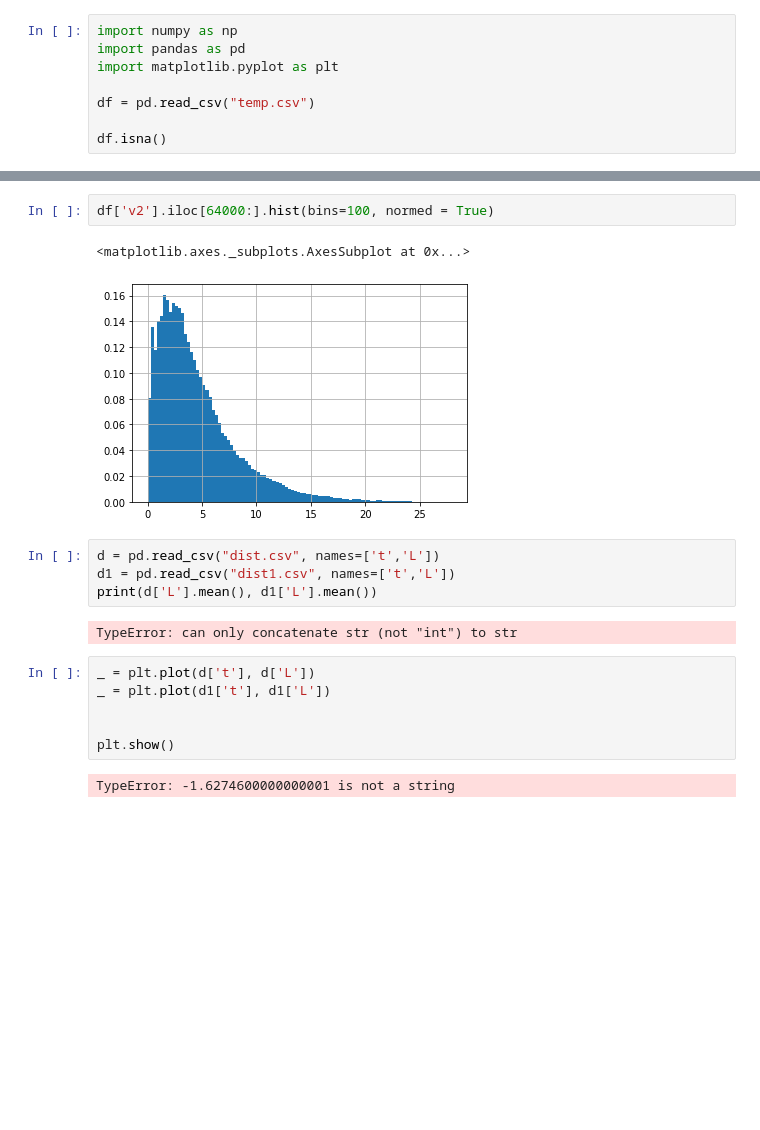
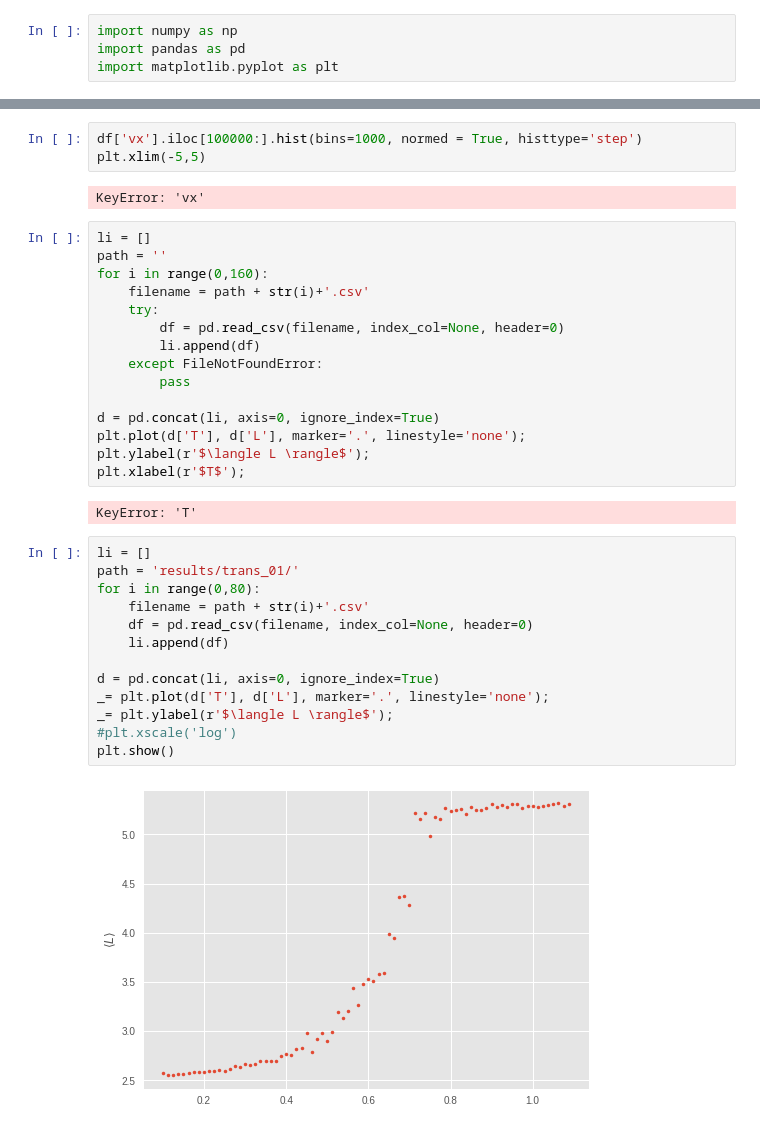
Before and after one commit to jbbenavidesr/Lennard-Jones, a Jupyter notebook: Data_analysis.ipynb, the cells around one changed output, grey strips where cells are left out. Drawn from its saved outputs; the diff is of its cells as text; blank space fills up the shorter version.

```diff
--- a/Data_analysis.ipynb
+++ b/Data_analysis.ipynb
@@ -2,7 +2,3 @@
 import numpy as np
 import pandas as pd
 import matplotlib.pyplot as plt
-
-df = pd.read_csv("temp.csv")
-
-df.isna()
@@ -58,19 +53,37 @@ plt.ylabel("T");
 # %%
-df['v2'].iloc[64000:].hist(bins=100, normed = True)
+df['vx'].iloc[100000:].hist(bins=1000, normed = True, histtype='step')
+plt.xlim(-5,5)
 # %% [output]
-<matplotlib.axes._subplots.AxesSubplot at 0x...>
+KeyError: 'vx'
-[figure, removed]
-# %%
-d = pd.read_csv("dist.csv", names=['t','L'])
-d1 = pd.read_csv("dist1.csv", names=['t','L'])
-print(d['L'].mean(), d1['L'].mean())
-# %% [output]
-TypeError: can only concatenate str (not "int") to str
-# %%
-_ = plt.plot(d['t'], d['L'])
-_ = plt.plot(d1['t'], d1['L'])
-
-
-plt.show()
-# %% [output]
-TypeError: -1.6274600000000001 is not a string
+# %%
+li = []
+path = ''
+for i in range(0,160):
+    filename = path + str(i)+'.csv'
+    try:
+        df = pd.read_csv(filename, index_col=None, header=0)
+        li.append(df)
+    except FileNotFoundError:
+        pass
+
+d = pd.concat(li, axis=0, ignore_index=True)
+plt.plot(d['T'], d['L'], marker='.', linestyle='none');
+plt.ylabel(r'$\langle L \rangle$');
+plt.xlabel(r'$T$');
+# %% [output]
+KeyError: 'T'
+# %%
+li = []
+path = 'results/trans_01/'
+for i in range(0,80):
+    filename = path + str(i)+'.csv'
+    df = pd.read_csv(filename, index_col=None, header=0)
+    li.append(df)
+
+d = pd.concat(li, axis=0, ignore_index=True)
+_= plt.plot(d['T'], d['L'], marker='.', linestyle='none');
+_= plt.ylabel(r'$\langle L \rangle$');
+#plt.xscale('log')
+plt.show()
+# %% [output]
+[figure, added]
```
Also changed, not shown: parts of 16 cells of this notebook, 15 other files.
